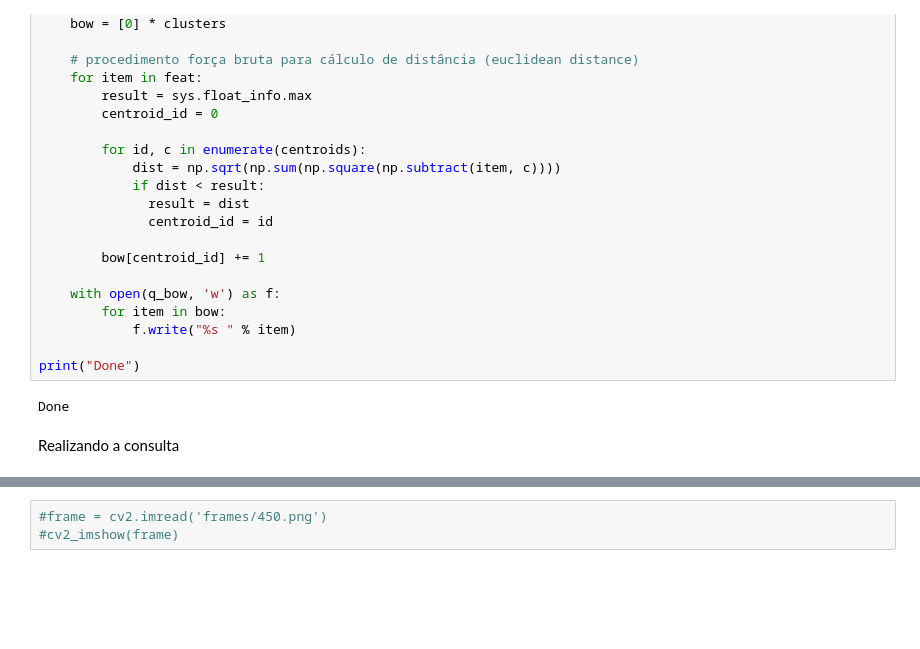
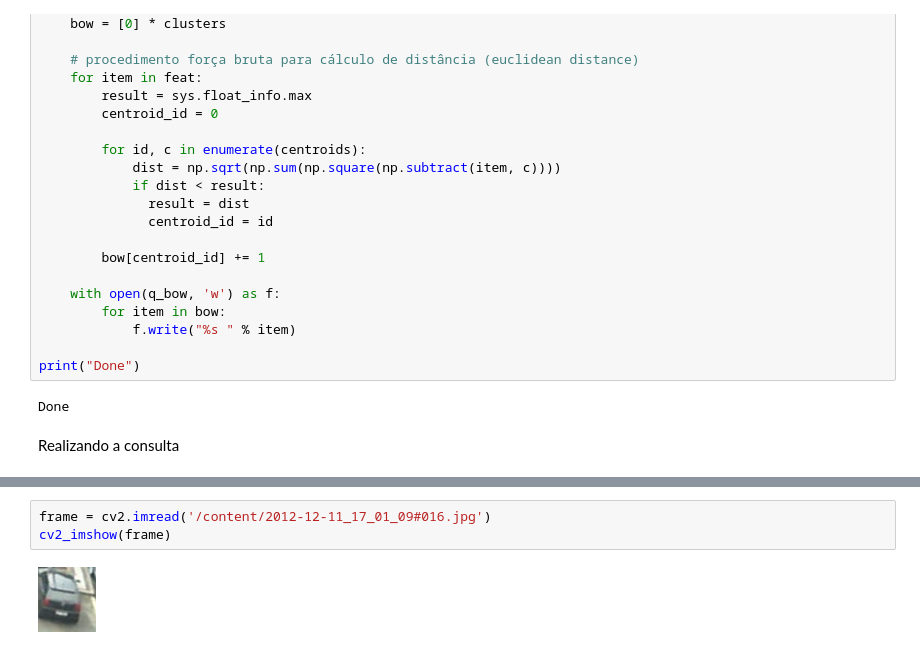
Before and after one commit to albs-br/tcc-machine-vision, a Jupyter notebook: TCC_teste_1.ipynb, the cells around one changed output, grey strips where cells are left out. Drawn from its saved outputs; the diff is of its cells as text; blank space fills up the shorter version.

```diff
--- a/TCC_teste_1.ipynb
+++ b/TCC_teste_1.ipynb
@@ -483,3 +487,5 @@ occupied 2012-12-07_19_02_27#016.jpg.brief.bow: 31.76476034853718
-# %%
-#frame = cv2.imread('frames/450.png')
-#cv2_imshow(frame)
+# %%
+frame = cv2.imread('/content/2012-12-11_17_01_09#016.jpg')
+cv2_imshow(frame)
+# %% [output]
+[figure, added]
```
Also changed, not shown: parts of 9 cells of this notebook.
